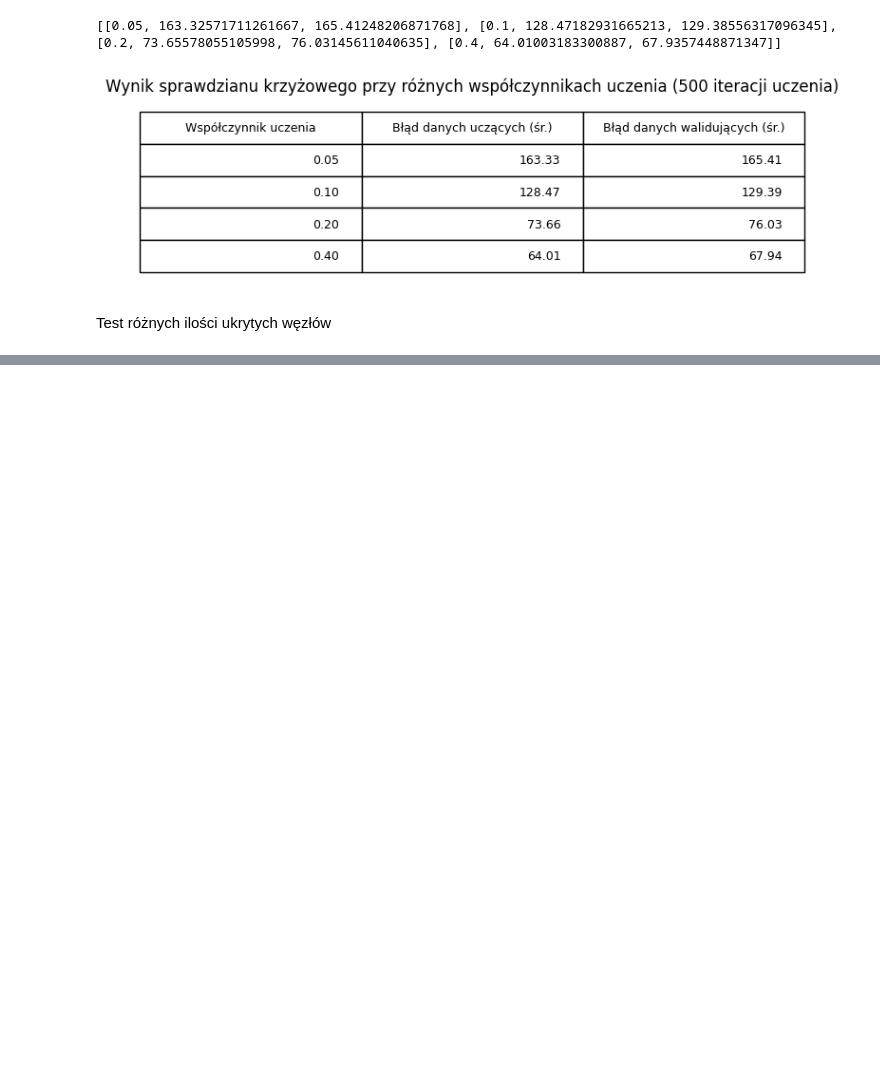
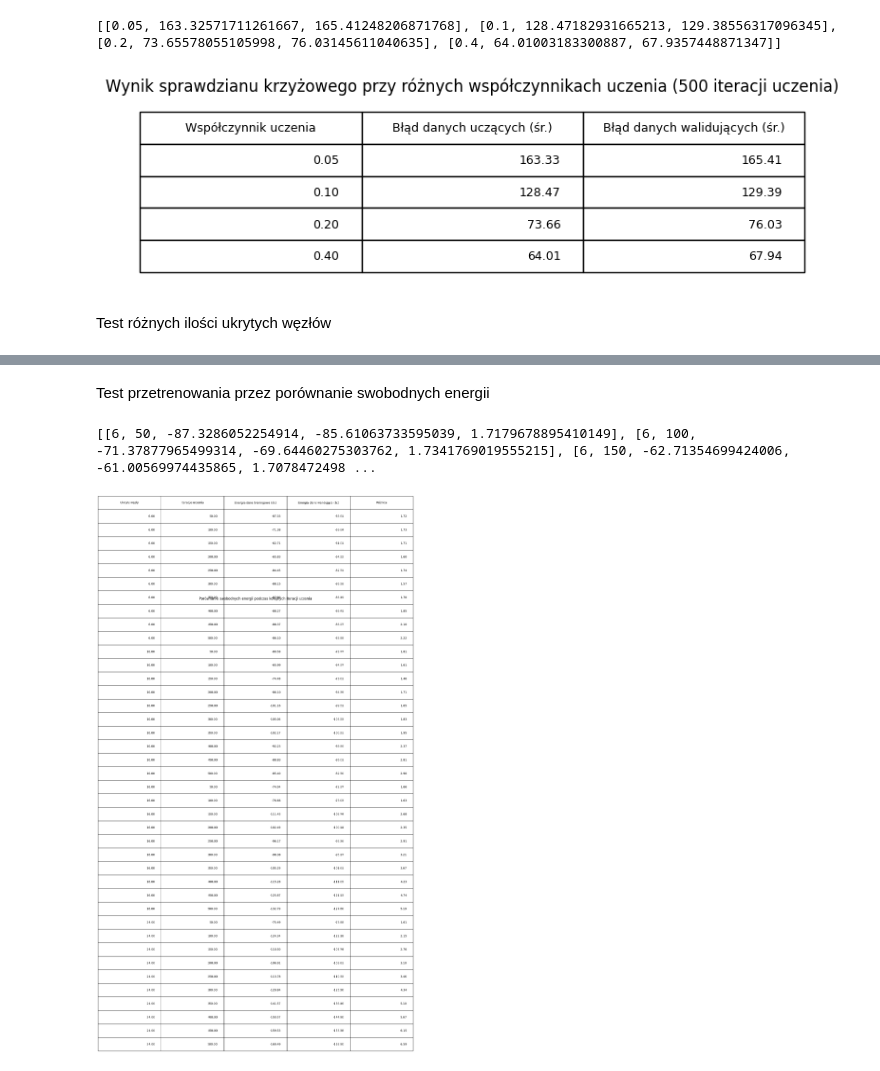
Before and after one commit to mattreu/ml_tests, a Jupyter notebook: recommendations/rbm_analytics.ipynb, the cells around one changed output, grey strips where cells are left out. Saved outputs shown, nothing was run; the diff lists cells and outputs as text; code cells hidden in the pictures; blank space fills up the shorter version.

```diff
--- a/recommendations/rbm_analytics.ipynb
+++ b/recommendations/rbm_analytics.ipynb
@@ -238,5 +240,4 @@ Test różnych ilości ukrytych węzłów
 # %%
-testing_hidden_nodes_num = [6, 8, 10, 12]
 rbms = [RBM(training_data, hidden_nodes, learning_rate=0.15, iterations=500, random_seed=42) for hidden_nodes in testing_hidden_nodes_num]
 test_results = run_rbms(rbms)
 # %%
@@ -289,0 +291,39 @@ plt.show()
+# %% [markdown]
+Test przetrenowania przez porównanie swobodnych energii
+# %%
+cross_validation_result_fe = []
+epochs_size = 50
+for hidden_nodes_num in testing_hidden_nodes_num:
+    rbms = []
+    for training_data, _ in cross_validation_data:
+        rbm = RBM(training_data, learning_rate=0.15, hidden_nodes_num=hidden_nodes_num, iterations=epochs_size, random_seed=42)
+        rbms.append(rbm)
+    for learning_epoch in range(10):
+        test_results = run_rbms(rbms)
+        free_energies_train = []
+        free_energies_validation = []
+        rbms = []
+        for index, result in enumerate(test_results):
+            rbm, _ = result
+            training_data, validation_data = cross_validation_data[index]
+            free_energies_train.append(rbm.free_energy(training_data))
+            free_energies_validation.append(rbm.free_energy(validation_data))
+            rbms.append(rbm)
+        free_energy_train_mean = np.array(free_energies_train).mean()
+        free_energy_validation_mean = np.array(free_energies_validation).mean()
+        energy_difference = abs(free_energy_train_mean - free_energy_validation_mean)
+        cross_validation_result_fe.append([hidden_nodes_num, (learning_epoch+1)*epochs_size, free_energy_train_mean, free_energy_validation_mean, energy_difference])
+print(cross_validation_result_fe)
+# %% [output]
+[[6, 50, -87.3286052254914, -85.61063733595039, 1.7179678895410149], [6, 100, -71.37877965499314, -69.64460275303762, 1.7341769019555215], [6, 150, -62.71354699424006, -61.00569974435865, 1.7078472498 ...
+# %%
+cross_validation_result_fe = [[round(j, 2) for j in i] for i in cross_validation_result_fe]
+fig, ax = plt.subplots(figsize=(10,22))
+table_data = np.array([['{:.2f}'.format(j) for j in i] for i in cross_validation_result_fe])
+table = plt.table(cellText=table_data, colLabels=['Ukryte węzły', 'Iteracje uczenia', 'Energia dane treningowe (śr.)', 'Energia dane walidujące (śr.)', 'Różnica'], loc='center')
+table.scale(2,4)
+plt.title('Porównanie swobodnych energii podczas kolejnych iteracji uczenia')
+plt.axis('off')
+plt.show()
+# %% [output]
+[figure, added]
```
Also changed, not shown: parts of 7 cells of this notebook.
